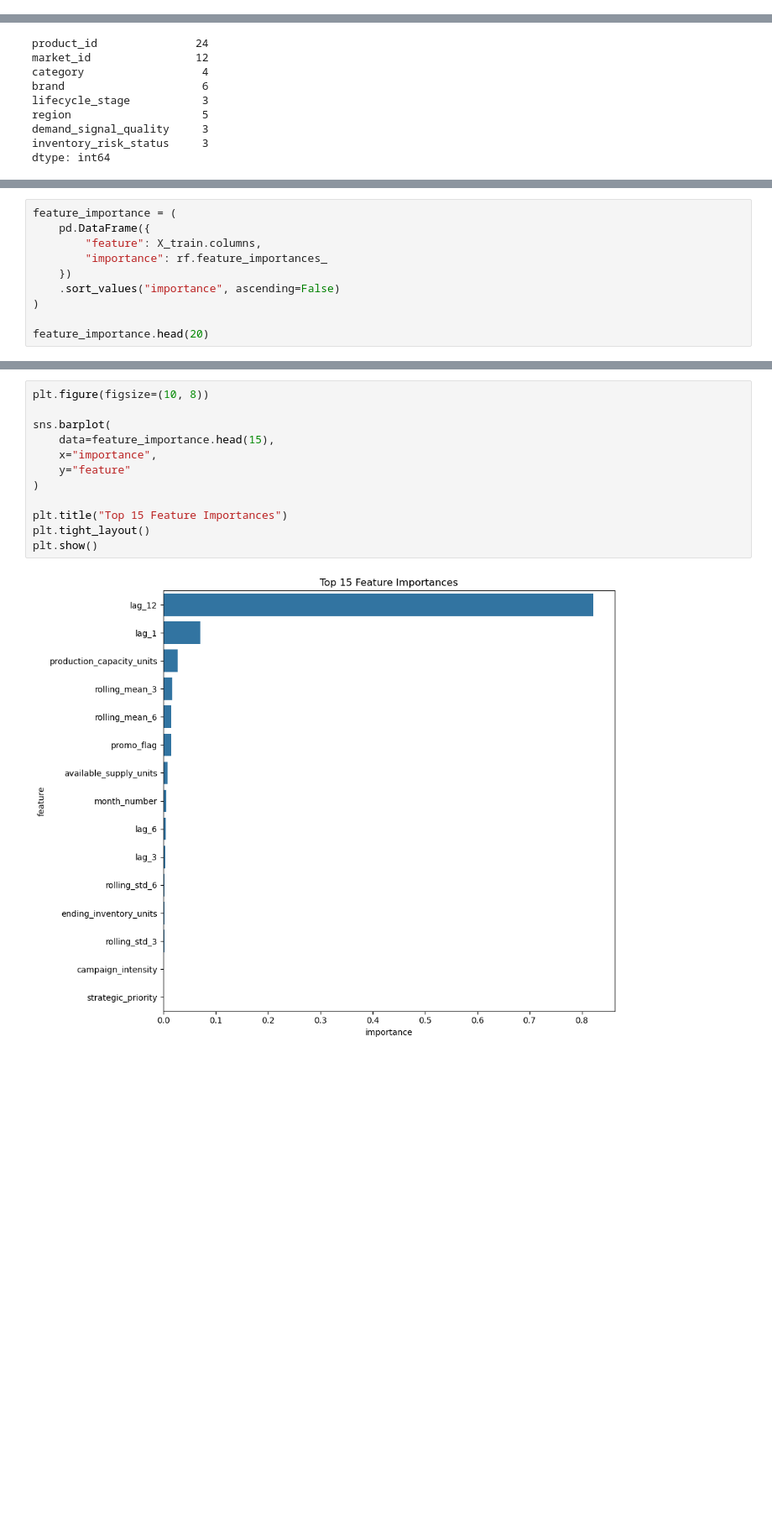
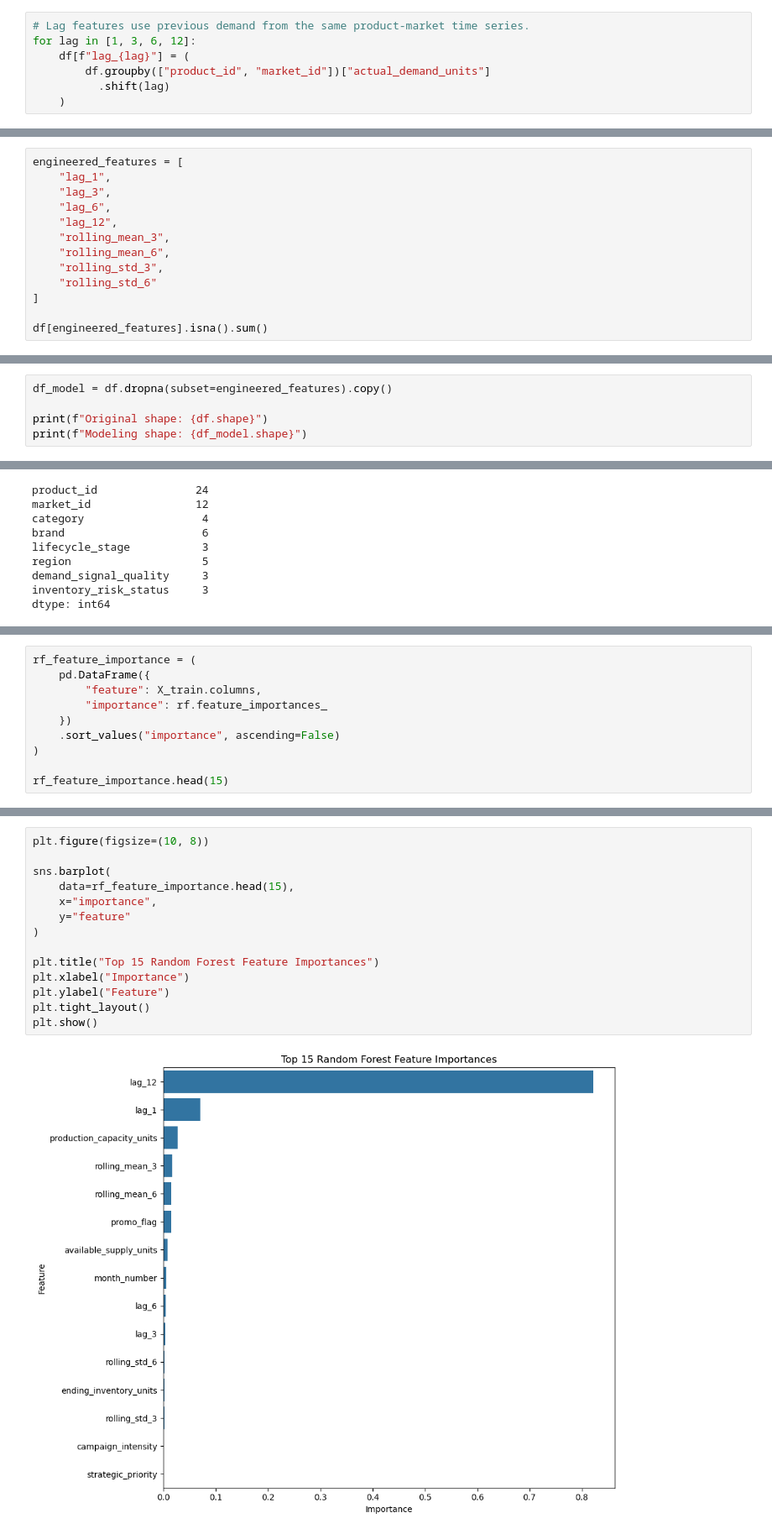
Before and after one commit to nachospreafico/supply-constrained-demand-forecasting-engine, a Jupyter notebook: notebooks/03_machine_learning_forecasting.ipynb, the cells around one changed output, grey strips where cells are left out. Shown at 84% size. Saved outputs shown, nothing was run; the diff lists cells and outputs as text; blank space fills up the shorter version.

Commit message:
Finalize forecasting project, model benchmarking, and documentation

```diff
--- a/notebooks/03_machine_learning_forecasting.ipynb
+++ b/notebooks/03_machine_learning_forecasting.ipynb
@@ -258,0 +170,7 @@ print(df_model.shape)
+# %%
+# Lag features use previous demand from the same product-market time series.
+for lag in [1, 3, 6, 12]:
+    df[f"lag_{lag}"] = (
+        df.groupby(["product_id", "market_id"])["actual_demand_units"]
+          .shift(lag)
+    )
@@ -258,0 +206,13 @@ print(df_model.shape)
+# %%
+engineered_features = [
+    "lag_1",
+    "lag_3",
+    "lag_6",
+    "lag_12",
+    "rolling_mean_3",
+    "rolling_mean_6",
+    "rolling_std_3",
+    "rolling_std_6"
+]
+
+df[engineered_features].isna().sum()
@@ -258,0 +229,5 @@ print(df_model.shape)
+# %%
+df_model = df.dropna(subset=engineered_features).copy()
+
+print(f"Original shape: {df.shape}")
+print(f"Modeling shape: {df_model.shape}")
@@ -361,6 +406,6 @@ RF MAE: 203.80
 RF MAPE: 0.1271
 # %%
-feature_importance = (
+rf_feature_importance = (
     pd.DataFrame({
         "feature": X_train.columns,
         "importance": rf.feature_importances_
@@ -368,7 +413,7 @@ feature_importance = (
     .sort_values("importance", ascending=False)
 )
 
-feature_importance.head(20)
+rf_feature_importance.head(15)
 # %% [output]
 |  | feature | importance |
 | 14 | lag_12 | 0.821860 |
@@ -390,14 +434,16 @@ feature_importance.head(20)
 # %%
 plt.figure(figsize=(10, 8))
 
 sns.barplot(
-    data=feature_importance.head(15),
+    data=rf_feature_importance.head(15),
     x="importance",
     y="feature"
 )
 
-plt.title("Top 15 Feature Importances")
+plt.title("Top 15 Random Forest Feature Importances")
+plt.xlabel("Importance")
+plt.ylabel("Feature")
 plt.tight_layout()
 plt.show()
 # %% [output]
-[figure, old version]
+[figure, new version]
```
Also changed, not shown: parts of 73 cells of this notebook, 7 other files.
